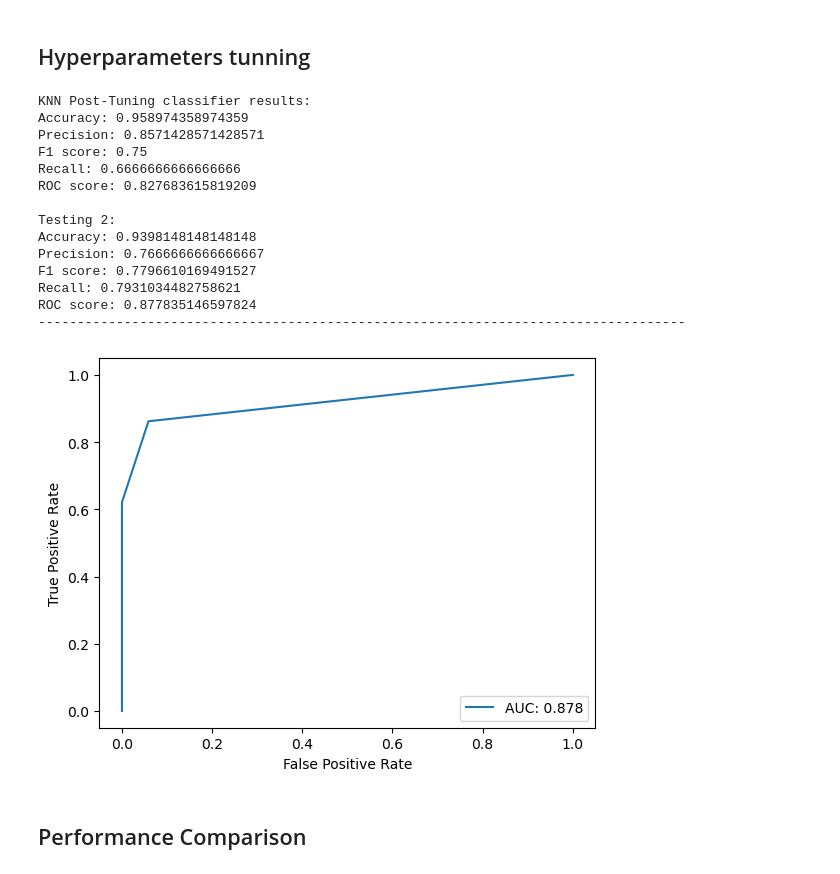
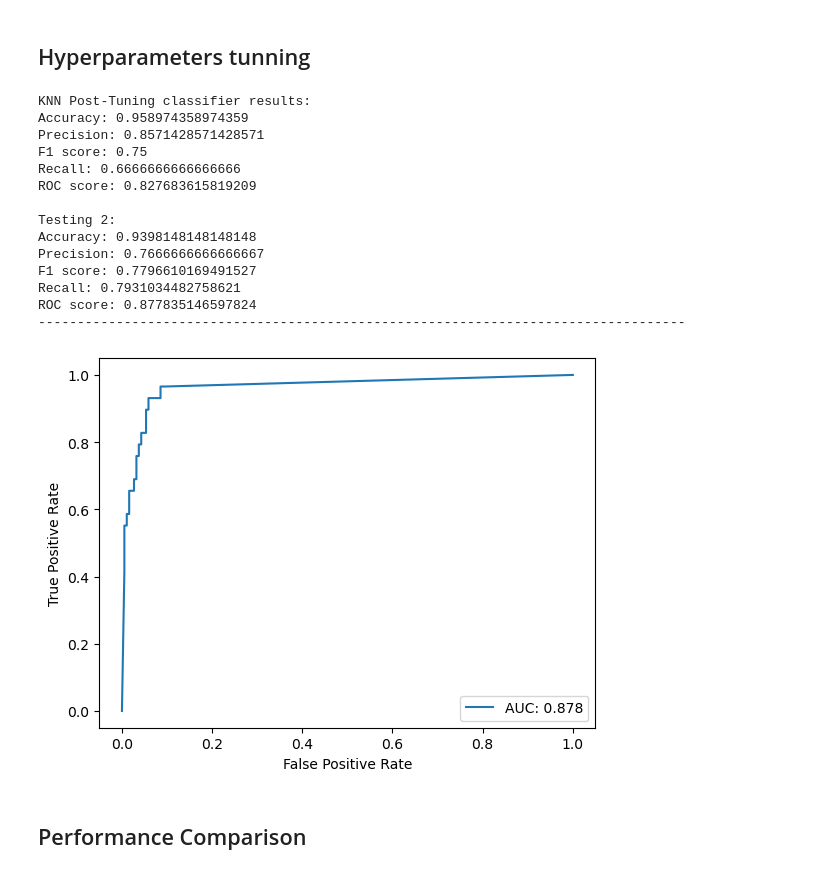
Before and after one commit to mahgob601/MachineLearning-Project, a Jupyter notebook: KNearestNeighbour.ipynb, the cells around one changed output. Drawn from its saved outputs; the diff is of its cells as text; code cells hidden in the pictures.

```diff
--- a/KNearestNeighbour.ipynb
+++ b/KNearestNeighbour.ipynb
@@ -148,35 +148,37 @@ print("ROC score:", metrics.roc_auc_score(y_val, y_pred3))
 y_pred4 = knn2.predict(x_test)
 
 print(" ")
 print("Testing 2:")
 print("Accuracy:", metrics.accuracy_score(y_test, y_pred4))
 print("Precision:", metrics.precision_score(y_test, y_pred4))
 print("F1 score:", metrics.f1_score(y_test, y_pred4))
 print("Recall:", metrics.recall_score(y_test, y_pred4))
 print("ROC score:", metrics.roc_auc_score(y_test, y_pred4))
 print("-----------------------------------------------------------------------------------")
 
-plt.plot(fpr, tpr, label="AUC: " + str(round(metrics.roc_auc_score(y_test, y_pred4),3)))
+y_pred_proba2 = knn2.predict_proba(x_test)[::, 1]
+fpr2, tpr2, _2 = metrics.roc_curve(y_test, y_pred_proba2)
+plt.plot(fpr2, tpr2, label="AUC: " + str(round(metrics.roc_auc_score(y_test, y_pred4),3)))
 plt.ylabel('True Positive Rate')
 plt.xlabel('False Positive Rate')
 plt.legend(loc=4)
 plt.show()
 # %% [output]
 KNN Post-Tuning classifier results:
 Accuracy: 0.958974358974359
 Precision: 0.8571428571428571
 F1 score: 0.75
 Recall: 0.6666666666666666
 ROC score: 0.827683615819209
 
 Testing 2:
 Accuracy: 0.9398148148148148
 Precision: 0.7666666666666667
 F1 score: 0.7796610169491527
 Recall: 0.7931034482758621
 ROC score: 0.877835146597824
 -----------------------------------------------------------------------------------
-[figure, old version]
+[figure, new version]
 # %% [markdown]
 ## Performance Comparison
 # %%
```
Also changed, not shown: parts of 1 cell of this notebook.
